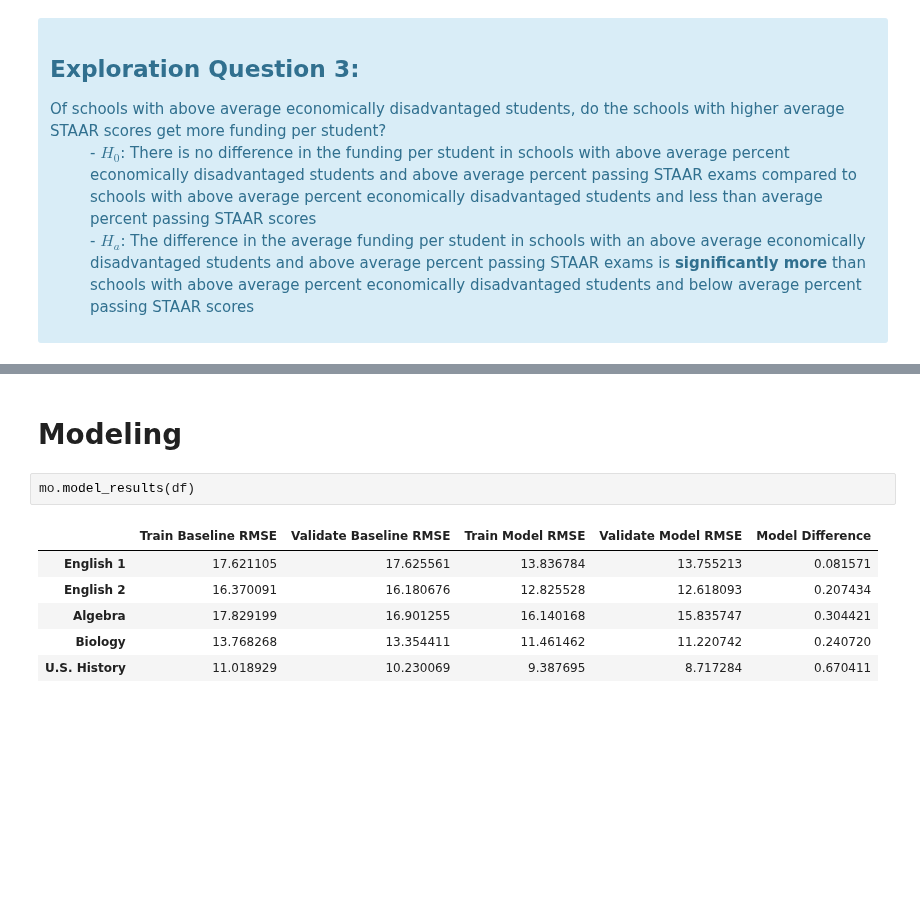
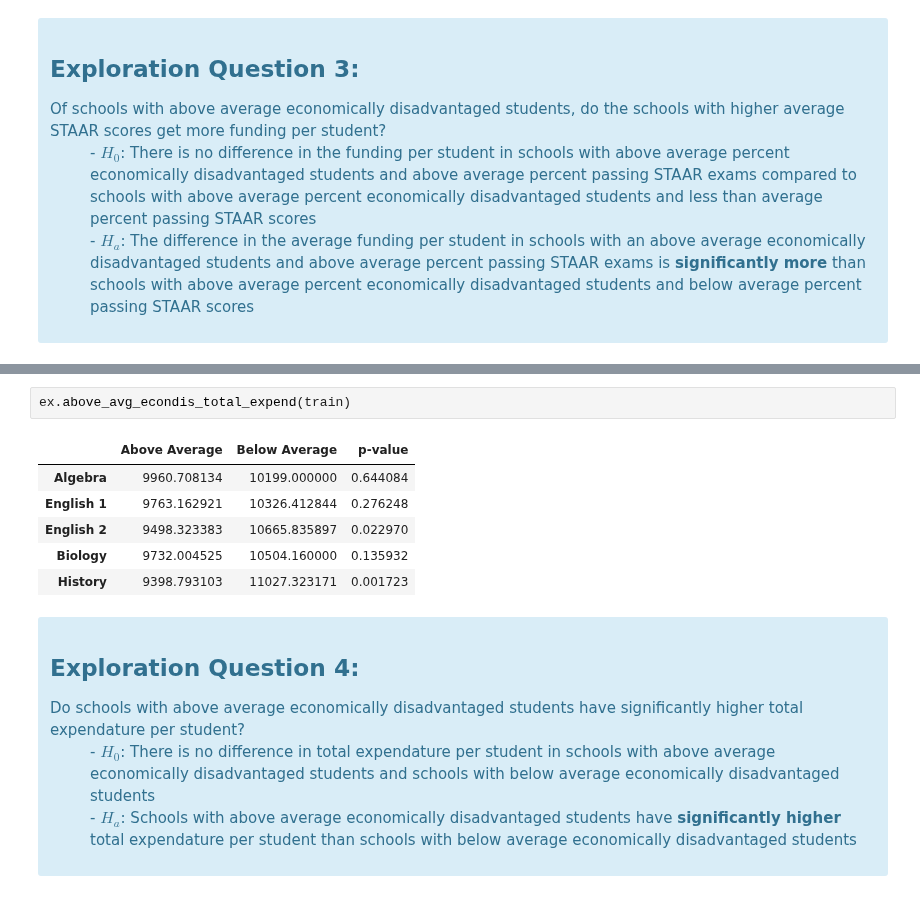
Before and after one commit to college-readiness-preds/capstone_readiness, a Jupyter notebook: Andy/final_notebook.ipynb, the cells around one changed output, grey strips where cells are left out. Saved outputs shown, nothing was run; the diff lists cells and outputs as text; blank space fills up the shorter version.

```diff
--- a/Andy/final_notebook.ipynb
+++ b/Andy/final_notebook.ipynb
@@ -152,11 +130,20 @@ ex.q2_plot(df)
-# %% [markdown]
-# Modeling
-# %%
-mo.model_results(df)
-# %% [output]
-|  | Train Baseline RMSE | Validate Baseline RMSE | Train Model RMSE | Validate Model RMSE | Model Difference |
-| English 1 | 17.621105 | 17.625561 | 13.836784 | 13.755213 | 0.081571 |
-| English 2 | 16.370091 | 16.180676 | 12.825528 | 12.618093 | 0.207434 |
-| Algebra | 17.829199 | 16.901255 | 16.140168 | 15.835747 | 0.304421 |
-| Biology | 13.768268 | 13.354411 | 11.461462 | 11.220742 | 0.240720 |
-| U.S. History | 11.018929 | 10.230069 | 9.387695 | 8.717284 | 0.670411 |
+# %%
+ex.above_avg_econdis_total_expend(train)
+# %% [output]
+|  | Above Average | Below Average | p-value |
+| Algebra | 9960.708134 | 10199.000000 | 0.644084 |
+| English 1 | 9763.162921 | 10326.412844 | 0.276248 |
+| English 2 | 9498.323383 | 10665.835897 | 0.022970 |
+| Biology | 9732.004525 | 10504.160000 | 0.135932 |
+| History | 9398.793103 | 11027.323171 | 0.001723 |
+# %% [markdown]
+<div class="alert alert-info">
+    <header>
+    <h2>Exploration Question 4:</h2>
+    </header>
+    <dl>
+        <dt>Do schools with above average economically disadvantaged students have significantly higher total expendature per student?</dt>
+        <dd>- $H_0$: There is no difference in total expendature per student in schools with above average economically disadvantaged students and schools with below average economically disadvantaged students</dd>
+        <dd>- $H_a$: Schools with above average economically disadvantaged students have <strong>significantly higher</strong> total expendature per student than schools with below average economically disadvantaged students</dd>
+    </dl>
+</div>
```
Also changed, not shown: parts of 17 cells of this notebook, 1 other file.
